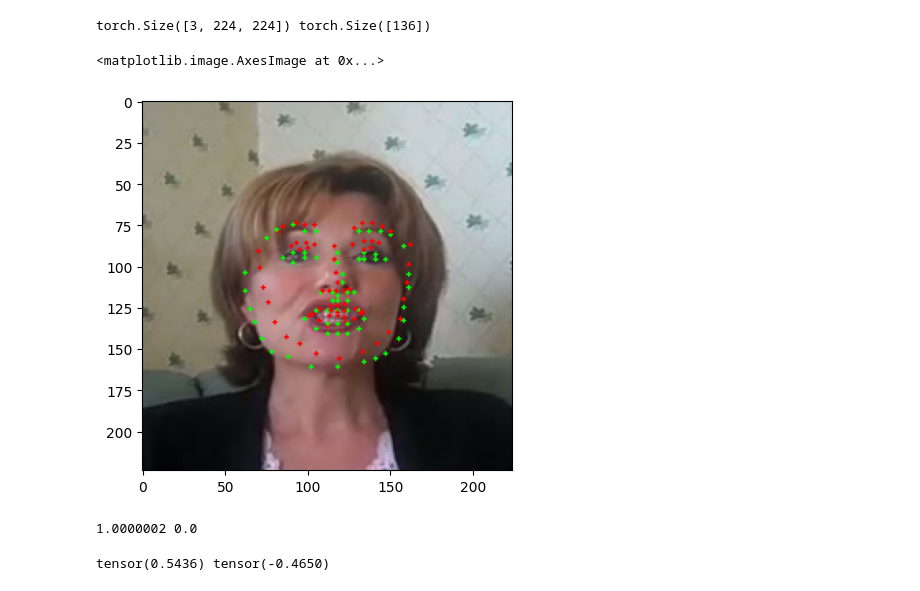
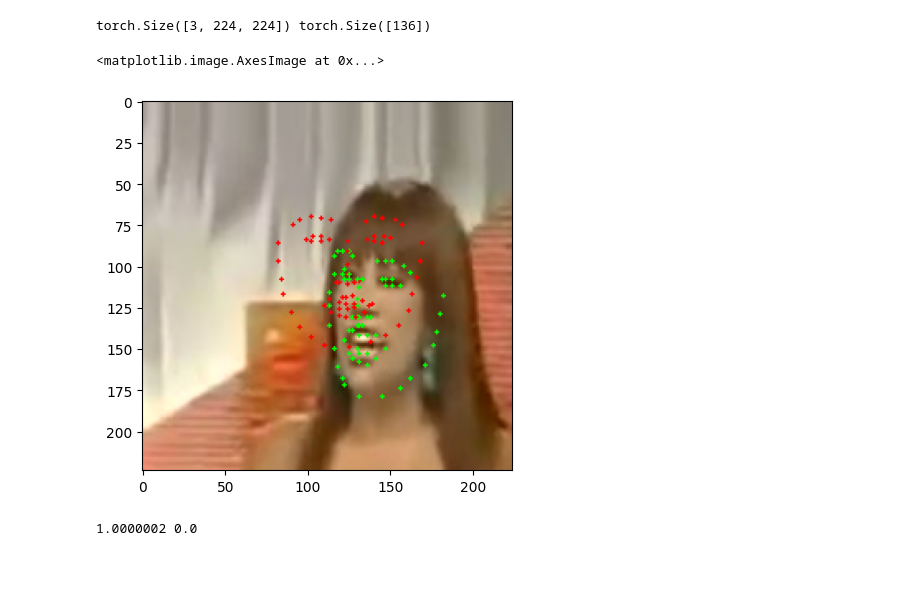
Before and after one commit to rihat99/CV701_Assignemnt_4, a Jupyter notebook: test.ipynb, the cells around one changed output. Drawn from its saved outputs; the diff is of its cells as text; code cells hidden in the pictures.

```diff
--- a/test.ipynb
+++ b/test.ipynb
@@ -54,7 +54,7 @@ test_dataset = FacialKeypointsDataset(csv_file='data/test_frames_keypoints.csv',
 train_dataset = FacialKeypointsDataset(csv_file='data/training_frames_keypoints.csv', root_dir='data/training/',
                                     transform=transforms_train)
 # %%
-index = 10
+index = 5
 
 image, keypoints = test_dataset[index]
 print(image.shape, keypoints.shape)
@@ -63,39 +63,35 @@ keypoints = keypoints.reshape(-1, 2)
 with torch.no_grad():
     model.eval()
     output = model(image.unsqueeze(0).to(DEVICE))
     output = output.cpu().numpy()
     output = output.reshape(-1, 2)
 
 
 image = image.permute(1, 2, 0).numpy()
 image = image.copy()
 
 for i in range(keypoints.shape[0]):
 
     keypoints_y = int((keypoints[i, 1] + 1) * image.shape[1] / 2)
     keypoints_x = int((keypoints[i, 0] + 1) * image.shape[0] / 2)
     # keypoints_x = int(keypoints[i, 0])
     # keypoints_y = int(keypoints[i, 1])
     cv2.circle(image, (keypoints_x, keypoints_y), 1, (0, 1, 0), -1)
 
     # cv2.putText(image, str(i), (keypoints_x, keypoints_y), cv2.FONT_HERSHEY_SIMPLEX, 0.2, (0, 1, 0), 1)
 
     pred_y = int((output[i, 1] + 1) * image.shape[1] / 2)
     pred_x = int((output[i, 0] + 1) * image.shape[0] / 2)
     # pred_x = int(output[i, 0])
     # pred_y = int(output[i, 1])
     cv2.circle(image, (pred_x, pred_y), 1, (1, 0, 0), -1)
 
 plt.imshow(image)
 # %% [output]
 torch.Size([3, 224, 224]) torch.Size([136])
 <matplotlib.image.AxesImage at 0x...>
-[figure, old version]
+[figure, new version]
 # %%
 print(image.max(), image.min())
 # %% [output]
 1.0000002 0.0
-# %%
-print(keypoints.max(), keypoints.min())
-# %% [output]
-tensor(0.5436) tensor(-0.4650)
```
Also changed, not shown: parts of 2 cells of this notebook, 3 other files.
